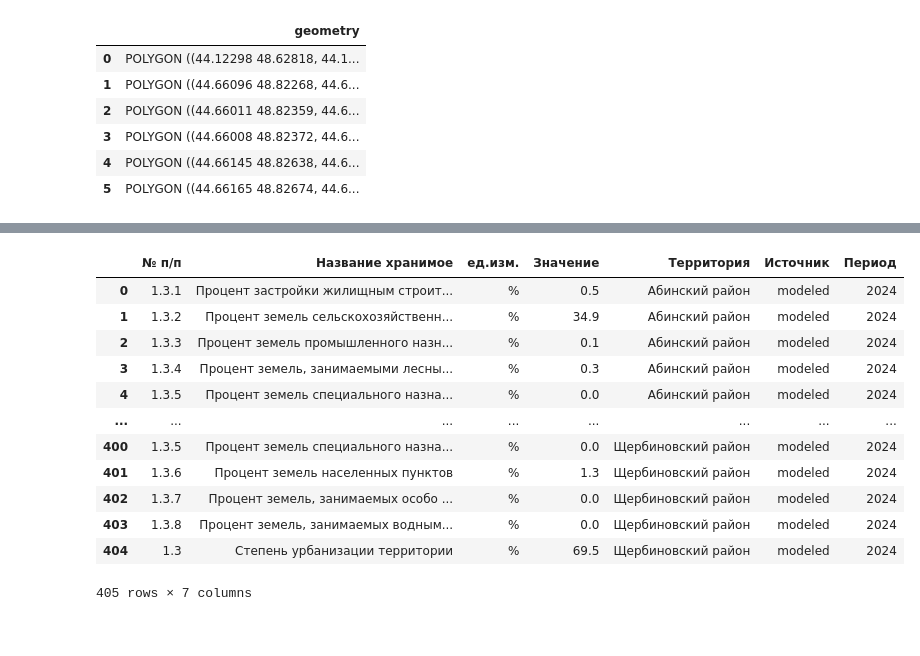
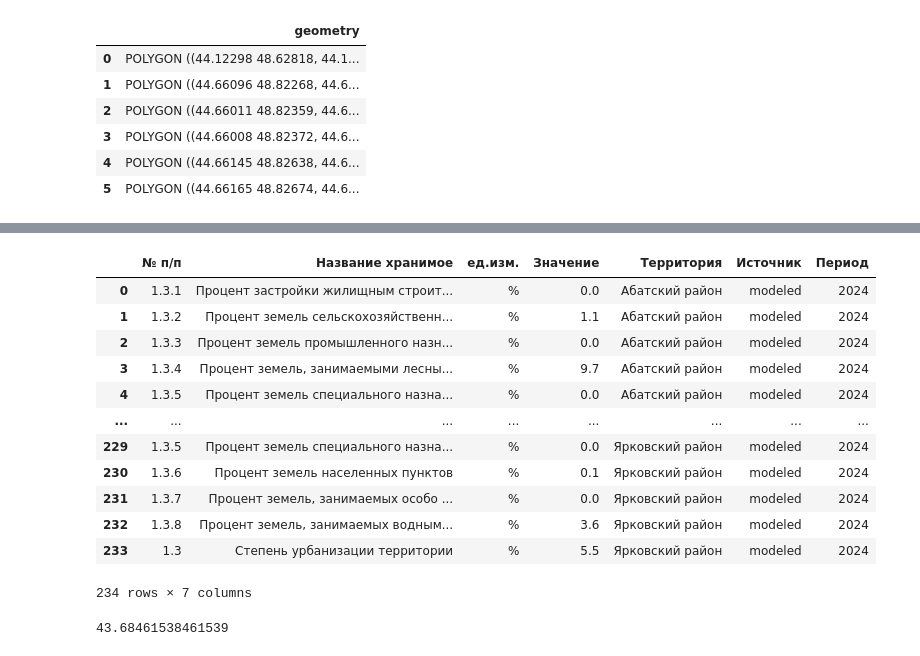
Before and after one commit to Mvin8/PopFrame, a Jupyter notebook: test_urban copy.ipynb, the cells around one changed output, grey strips where cells are left out. Cells and saved outputs as stored; diff of their text form; code cells hidden in the pictures.

Commit message:
urban_method_v2

```diff
--- a/test_urban copy.ipynb
+++ b/test_urban copy.ipynb
@@ -523,19 +527,18 @@ def get_landuse_data(polygon):
         '1.3.1 Процент застройки жилищным строительством': ['residential', 'apartments', 'detached', 'construction'],
         '1.3.2 Процент земель сельскохозяйственного назначения': ['farmland', 'farmyard', 'orchard', 'vineyard', 'greenhouse_horticulture', 'meadow', 'plant_nursery', 'aquaculture', 'animal_keeping', 'breeding'],
         '1.3.3 Процент земель промышленного назначения': ['industrial', 'quarry', 'landfill'],
-        '1.3.4 Процент земель, занимаемыми лесными массивами': ['forest'],
+        '1.3.4 Процент земель, занимаемыми лесными массивами': ['forest', 'wood'],
         '1.3.5 Процент земель специального назначения': ['military', 'railway', 'cemetery', 'landfill', 'brownfield'],
         '1.3.6 Процент земель населенных пунктов': ['place_city', 'place_town'],
         '1.3.7 Процент земель, занимаемых особо охраняемыми природными территориями': ['national_park', 'protected_area', 'nature_reserve', 'conservation'],
         '1.3.8 Процент земель, занимаемых водным фондом': ['basin', 'reservoir', 'water', 'salt_pond']
     }
 
-    # Собираем все уникальные теги
     unique_tags = set(tag for tags in landuse_tags.values() for tag in tags)
     tag_filters = [{'landuse': tag} for tag in unique_tags if not tag.startswith('place_')] + \
-                  [{'place': 'city'}, {'place': 'town'}]
+                  [{'place': 'city'}, {'place': 'town'}] + \
+                  [{'natural': 'water'}, {'natural': 'wood'}]
 
-    # Параллельная загрузка данных по уникальным тегам
     unique_gdfs = {}
     with ThreadPoolExecutor() as executor:
         future_to_tag_filter = {executor.submit(fetch_osm_data, polygon, tag_filter): tag_filter for tag_filter in tag_filters}
@@ -546,12 +549,11 @@ def get_landuse_data(polygon):
                 if not gdf.empty:
                     gdf = gdf.set_geometry('geometry')
                     if gdf.crs is None:
-                        gdf.set_crs(epsg=4326, inplace=True)  # Установить исходный CRS как WGS84 (EPSG:4326)
+                        gdf.set_crs(epsg=4326, inplace=True)
                     unique_gdfs[frozenset(tag_filter.items())] = gdf
             except Exception as e:
                 print(f"Error fetching data for tag filter {tag_filter}: {e}")
 
-    # Распределение данных по категориям
     landuse_gdfs = {}
     for category, tags in landuse_tags.items():
         category_geoms = []
@@ -566,7 +568,9 @@ def get_landuse_data(polygon):
                 category_geoms.extend(gdf.geometry)
 
         if category_geoms:
-            category_union = unary_union(category_geoms)
+            valid_geoms = [geom for geom in category_geoms if geom.is_valid]
+            valid_geoms = [geom.buffer(0) for geom in valid_geoms]  # Исправление геометрии буфером с нулевым значением
+            category_union = unary_union(valid_geoms)
             category_intersect = category_union.intersection(polygon)
             if isinstance(category_intersect, (Polygon, MultiPolygon)):
                 category_gdf = gpd.GeoDataFrame(geometry=[category_intersect], crs='EPSG:4326')
@@ -596,8 +600,6 @@ def calculate_urbanization(region_gdf, landuse_gdfs_list):
     region_area_km2 = region_gdf_utm.geometry.area.sum() / 1e6
 
     total_landuse_areas_km2 = {key: 0 for key in landuse_gdfs_list[0].keys()}
-
-    # Объединение всех полигонов для расчета степени урбанизации
     all_landuse_geoms = []
 
     for landuse_gdfs in landuse_gdfs_list:
@@ -626,15 +628,15 @@ def calculate_urbanization(region_gdf, landuse_gdfs_list):
                         landuse_area_km2 = gdf_utm_intersect.geometry.area.sum() / 1e6
                         total_landuse_areas_km2[key] += landuse_area_km2
 
-    # Обработка GeometryCollection
-    all_landuse_union = unary_union(all_landuse_geoms)
+    valid_geoms = [geom for geom in all_landuse_geoms if geom.is_valid]
+    valid_geoms = [geom.buffer(0) for geom in valid_geoms]  # Исправление геометрии буфером с нулевым значением
+    all_landuse_union = unary_union(valid_geoms)
     if isinstance(all_landuse_union, GeometryCollection):
         all_landuse_union = [geom for geom in all_landuse_union.geoms if isinstance(geom, (Polygon, MultiPolygon))]
     else:
         all_landuse_union = [all_landuse_union]
 
     all_landuse_union_gdf = gpd.GeoDataFrame(geometry=all_landuse_union, crs=region_gdf_utm.crs)
-
     all_landuse_union_intersect = gpd.overlay(all_landuse_union_gdf, region_gdf_utm, how='intersection')
     total_urbanization_area_km2 = all_landuse_union_intersect.geometry.area.sum() / 1e6
 
@@ -651,12 +653,11 @@ def process_districts(districts_gdf):
         urbanization_data = calculate_urbanization(district_gdf, [landuse_data])
 
         for key, value in urbanization_data.items():
-            results.append({
-                '№ п/п': key.split(' ')[0],
-                'Название хранимое': ' '.join(key.split(' ')[1:]) if ' ' in key else key,  # Удаление первой части и оставление только текста
+            results.append({'№ п/п': key.split(' ')[0],
+                'Название хранимое': ' '.join(key.split(' ')[1:]) if ' ' in key else key,
                 'ед.изм.': '%',
                 'Значение': value,
-                'Территория': district['name'],  # Assuming there's a 'name' column for district names
+                'Территория': district['name'],  # Предполагается, что есть колонка 'name' для названий районов
                 'Источник': 'modeled',
                 'Период': 2024
             })
@@ -744,7 +790,7 @@ geometries
 # %%
-districts_gdf = gpd.read_file('C:\Code\PopFrame\9 регионов\Краснодарский край\Каркас населения\district.geojson')
-# districts_gdf = districts_gdf.loc[[8]].reset_index(drop=True)
+districts_gdf = gpd.read_file('C:\Code\PopFrame\9 регионов\Тюменская область\Каркас населения\district.geojson')
+# districts_gdf = districts_gdf.loc[[1]].reset_index(drop=True)
 result_gdf = process_districts(districts_gdf)
-result_gdf.to_excel('output.xlsx', index=False)
+result_gdf.to_excel('Тюменская область.xlsx', index=False)
 result_gdf
 # %% [output]
@@ -768,13 +814,13 @@ Number of geometries fetched for 1.3.8 Процент земель, занима
 |  | № п/п | Название хранимое | ед.изм. | Значение | Территория | Источник | Период |
-| 0 | 1.3.1 | Процент застройки жилищным строит... | % | 0.5 | Абинский район | modeled | 2024 |
-| 1 | 1.3.2 | Процент земель сельскохозяйственн... | % | 34.9 | Абинский район | modeled | 2024 |
-| 2 | 1.3.3 | Процент земель промышленного назн... | % | 0.1 | Абинский район | modeled | 2024 |
-| 3 | 1.3.4 | Процент земель, занимаемыми лесны... | % | 0.3 | Абинский район | modeled | 2024 |
-| 4 | 1.3.5 | Процент земель специального назна... | % | 0.0 | Абинский район | modeled | 2024 |
+| 0 | 1.3.1 | Процент застройки жилищным строит... | % | 0.0 | Абатский район | modeled | 2024 |
+| 1 | 1.3.2 | Процент земель сельскохозяйственн... | % | 1.1 | Абатский район | modeled | 2024 |
+| 2 | 1.3.3 | Процент земель промышленного назн... | % | 0.0 | Абатский район | modeled | 2024 |
+| 3 | 1.3.4 | Процент земель, занимаемыми лесны... | % | 9.7 | Абатский район | modeled | 2024 |
+| 4 | 1.3.5 | Процент земель специального назна... | % | 0.0 | Абатский район | modeled | 2024 |
 | ... | ... | ... | ... | ... | ... | ... | ... |
-| 400 | 1.3.5 | Процент земель специального назна... | % | 0.0 | Щербиновский район | modeled | 2024 |
-| 401 | 1.3.6 | Процент земель населенных пунктов | % | 1.3 | Щербиновский район | modeled | 2024 |
-| 402 | 1.3.7 | Процент земель, занимаемых особо ... | % | 0.0 | Щербиновский район | modeled | 2024 |
-| 403 | 1.3.8 | Процент земель, занимаемых водным... | % | 0.0 | Щербиновский район | modeled | 2024 |
-| 404 | 1.3 | Степень урбанизации территории | % | 69.5 | Щербиновский район | modeled | 2024 |
+| 229 | 1.3.5 | Процент земель специального назна... | % | 0.0 | Ярковский район | modeled | 2024 |
+| 230 | 1.3.6 | Процент земель населенных пунктов | % | 0.1 | Ярковский район | modeled | 2024 |
+| 231 | 1.3.7 | Процент земель, занимаемых особо ... | % | 0.0 | Ярковский район | modeled | 2024 |
+| 232 | 1.3.8 | Процент земель, занимаемых водным... | % | 3.6 | Ярковский район | modeled | 2024 |
+| 233 | 1.3 | Степень урбанизации территории | % | 5.5 | Ярковский район | modeled | 2024 |
-405 rows × 7 columns
+234 rows × 7 columns
@@ -782,0 +827,5 @@ result_gdf.to_excel('output.xlsx', index=False)
+# %%
+mean_value_urbanization = result_gdf[result_gdf['№ п/п'] == '1.3']['Значение'].mean()
+mean_value_urbanization
+# %% [output]
+43.68461538461539
```
Also changed, not shown: parts of 11 cells of this notebook.
